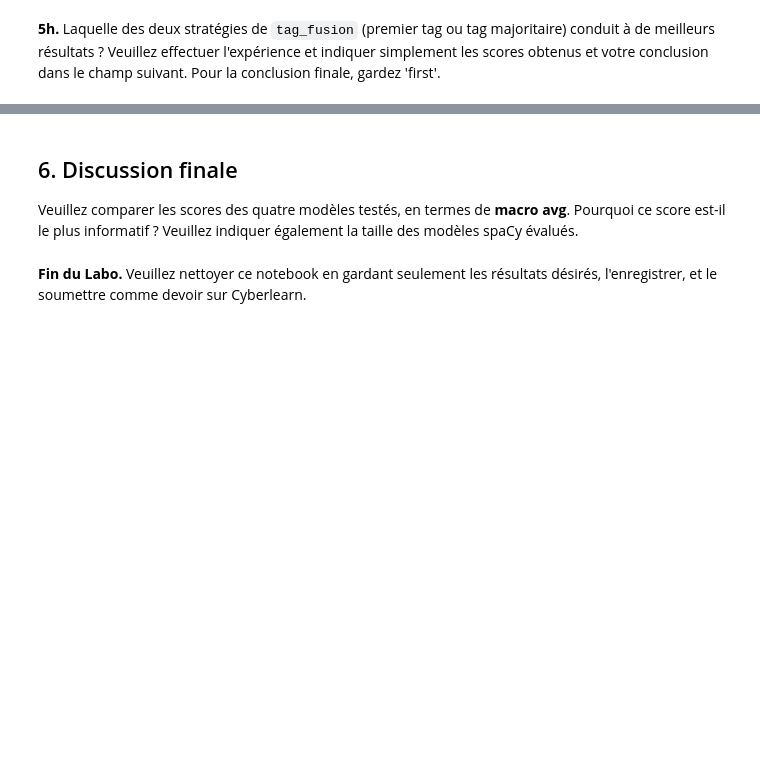
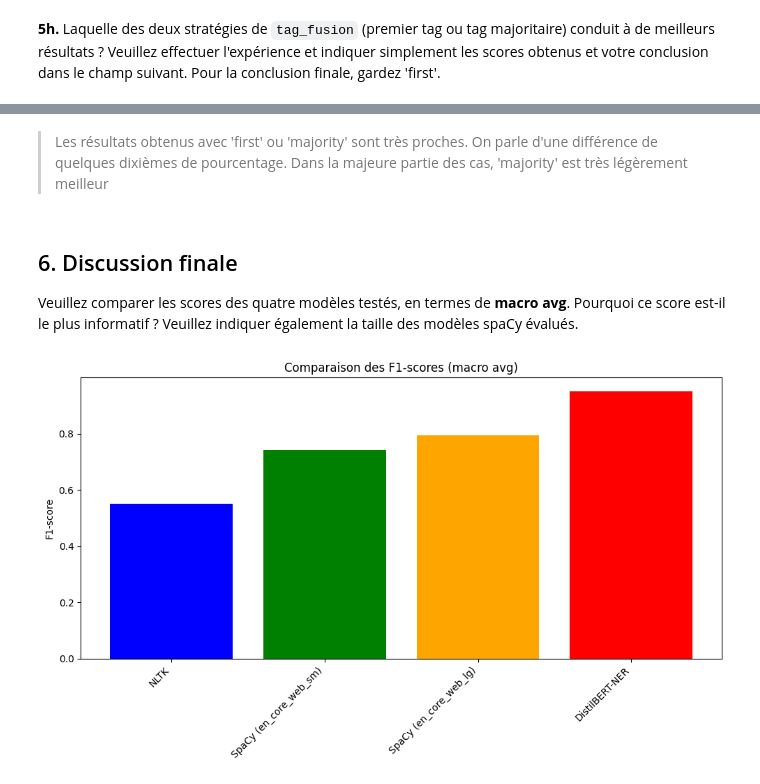
Before and after one commit to GuggisbergSimon/HEIG-TAL-Labos, a Jupyter notebook: TAL_Labo4_benzekri_guggisberg.ipynb, the cells around one changed output, grey strips where cells are left out. Drawn from its saved outputs; the diff is of its cells as text; code cells hidden in the pictures; blank space fills up the shorter version.

Commit message:
feat: part 5 + 6
code + comment

```diff
--- a/TAL_Labo4_benzekri_guggisberg.ipynb
+++ b/TAL_Labo4_benzekri_guggisberg.ipynb
@@ -215,6 +234,7 @@ import matplotlib.pyplot as plt
 if len(nltk_tags_conv) != len(test_tags):
     print(f"Erreur: nombres de tags différents - nltk: {len(nltk_tags_conv)}, référence: {len(test_tags)}")
 # %%
+report_nltk = classification_report(test_tags, nltk_tags_conv, zero_division=0, output_dict=True)
 print(classification_report(test_tags, nltk_tags_conv, zero_division=0))
 # %% [output]
               precision    recall  f1-score   support
@@ -287,4 +307,4 @@ Dix premiers tags : ['O', 'O', 'O', 'O', 'O', 'O', 'O', 'O', 'O', 'O']
 # %% [markdown]
 **4d.** Veuillez afficher le rapport d'évaluation de classification obtenu de Scikit-learn et la matrice de confusion pour tous les types de tags apparaissant dans les données de test.
 # %%
-print(classification_report(test_tags, spacy_tags_conv, zero_division=0))
+report_spacy_sm = classification_report(test_tags, spacy_tags_conv, zero_division=0, output_dict=True)
@@ -328,11 +336,11 @@ spacy_tags2 = []
 for sents in test_tokens:
     chunks = nlp2(Doc(nlp2.vocab, sents))
     for chunk in chunks:
-        if chunk.ent_iob != 2 :
+        if chunk.ent_iob != 2:
             spacy_tags2.append(chunk.ent_type_)
         else:
             spacy_tags2.append('O')
 
 spacy_tags_conv2 = [convert_spacy_conll(tag) for tag in spacy_tags2]
 
-print(classification_report(test_tags, spacy_tags_conv2, zero_division=0))
+report_spacy_lg = classification_report(test_tags, spacy_tags_conv2, zero_division=0, output_dict=True)
@@ -544,6 +640,40 @@ plt.show()
+# %% [markdown]
+> Les résultats obtenus avec 'first' ou 'majority' sont très proches. On parle d'une différence de quelques dixièmes de pourcentage.
+> Dans la majeure partie des cas, 'majority' est très légèrement meilleur
 # %% [markdown]
 ## 6. Discussion finale
 
 Veuillez comparer les scores des quatre modèles testés, en termes de **macro avg**.  Pourquoi ce score est-il le plus informatif ?  Veuillez indiquer également la taille des modèles spaCy évalués.
-# %% [markdown]
-**Fin du Labo.** Veuillez nettoyer ce notebook en gardant seulement les résultats désirés, l'enregistrer, et le soumettre comme devoir sur Cyberlearn.
+# %%
+import pandas as pd
+
+models = ['NLTK', 'SpaCy (en_core_web_sm)', 'SpaCy (en_core_web_lg)', 'DistilBERT-NER']
+precision = []
+recall = []
+f1_score = []
+
+precision.append(report_nltk['macro avg']['precision'])
+recall.append(report_nltk['macro avg']['recall'])
+f1_score.append(report_nltk['macro avg']['f1-score'])
+
+precision.append(report_spacy_sm['macro avg']['precision'])
+recall.append(report_spacy_sm['macro avg']['recall'])
+f1_score.append(report_spacy_sm['macro avg']['f1-score'])
+
+precision.append(report_spacy_lg['macro avg']['precision'])
+recall.append(report_spacy_lg['macro avg']['recall'])
+f1_score.append(report_spacy_lg['macro avg']['f1-score'])
+
+precision.append(report_bert['macro avg']['precision'])
+recall.append(report_bert['macro avg']['recall'])
+f1_score.append(report_bert['macro avg']['f1-score'])
+
+plt.figure(figsize=(10, 6))
+plt.bar(models, f1_score, color=['blue', 'green', 'orange', 'red'])
+plt.title('Comparaison des F1-scores (macro avg)')
+plt.ylabel('F1-score')
+plt.xticks(rotation=45, ha='right')
+plt.tight_layout()
+plt.show()
+# %% [output]
+[figure, added]
```
Also changed, not shown: parts of 25 cells of this notebook.
